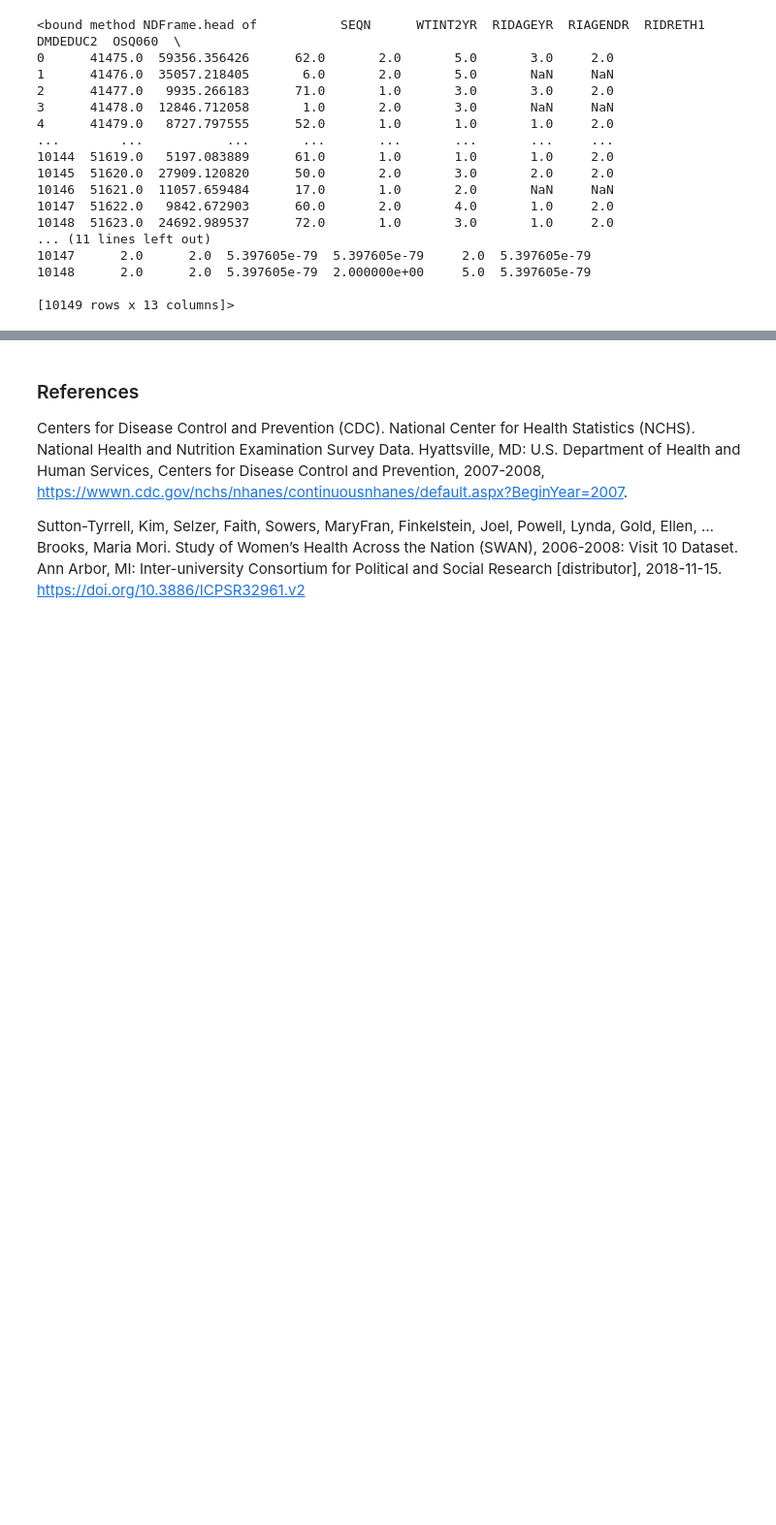
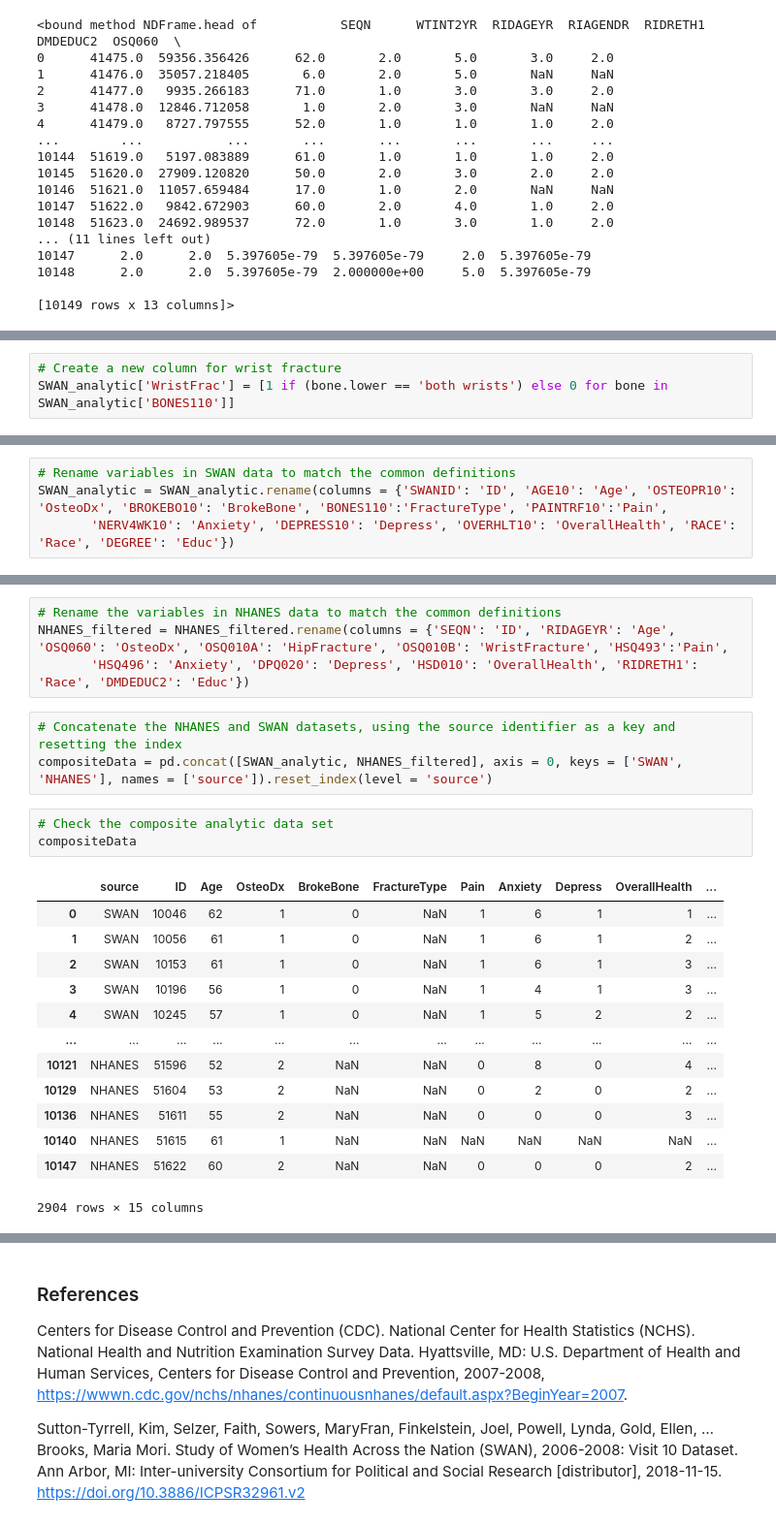
Before and after one commit to ecdmdphd/hds5210-2022, a Jupyter notebook: final/Final_DeMarco.ipynb, the cells around one changed output, grey strips where cells are left out. Shown: that part at 97% size. Cells and saved outputs as stored; diff of their text form; blank space fills up the shorter version.

```diff
--- a/final/Final_DeMarco.ipynb
+++ b/final/Final_DeMarco.ipynb
@@ -187,0 +298,3 @@ AttributeError: 'function' object has no attribute 'value_counts'
+# %%
+# Create a new column for wrist fracture
+SWAN_analytic['WristFrac'] = [1 if (bone.lower == 'both wrists') else 0 for bone in SWAN_analytic['BONES110']]
@@ -187,0 +345,4 @@ AttributeError: 'function' object has no attribute 'value_counts'
+# %%
+# Rename variables in SWAN data to match the common definitions
+SWAN_analytic = SWAN_analytic.rename(columns = {'SWANID': 'ID', 'AGE10': 'Age', 'OSTEOPR10': 'OsteoDx', 'BROKEBO10': 'BrokeBone', 'BONES110':'FractureType', 'PAINTRF10':'Pain',
+       'NERV4WK10': 'Anxiety', 'DEPRESS10': 'Depress', 'OVERHLT10': 'OverallHealth', 'RACE': 'Race', 'DEGREE': 'Educ'})
@@ -187,0 +358,24 @@ AttributeError: 'function' object has no attribute 'value_counts'
+# %%
+# Rename the variables in NHANES data to match the common definitions
+NHANES_filtered = NHANES_filtered.rename(columns = {'SEQN': 'ID', 'RIDAGEYR': 'Age', 'OSQ060': 'OsteoDx', 'OSQ010A': 'HipFracture', 'OSQ010B': 'WristFracture', 'HSQ493':'Pain',
+       'HSQ496': 'Anxiety', 'DPQ020': 'Depress', 'HSD010': 'OverallHealth', 'RIDRETH1': 'Race', 'DMDEDUC2': 'Educ'})
+# %%
+# Concatenate the NHANES and SWAN datasets, using the source identifier as a key and resetting the index
+compositeData = pd.concat([SWAN_analytic, NHANES_filtered], axis = 0, keys = ['SWAN', 'NHANES'], names = ['source']).reset_index(level = 'source')
+# %%
+# Check the composite analytic data set
+compositeData
+# %% [output]
+|  | source | ID | Age | OsteoDx | BrokeBone | FractureType | Pain | Anxiety | Depress | OverallHealth | ... |
+| 0 | SWAN | 10046 | 62 | 1 | 0 | NaN | 1 | 6 | 1 | 1 | ... |
+| 1 | SWAN | 10056 | 61 | 1 | 0 | NaN | 1 | 6 | 1 | 2 | ... |
+| 2 | SWAN | 10153 | 61 | 1 | 0 | NaN | 1 | 6 | 1 | 3 | ... |
+| 3 | SWAN | 10196 | 56 | 1 | 0 | NaN | 1 | 4 | 1 | 3 | ... |
+| 4 | SWAN | 10245 | 57 | 1 | 0 | NaN | 1 | 5 | 2 | 2 | ... |
+| ... | ... | ... | ... | ... | ... | ... | ... | ... | ... | ... | ... |
+| 10121 | NHANES | 51596 | 52 | 2 | NaN | NaN | 0 | 8 | 0 | 4 | ... |
+| 10129 | NHANES | 51604 | 53 | 2 | NaN | NaN | 0 | 2 | 0 | 2 | ... |
+| 10136 | NHANES | 51611 | 55 | 2 | NaN | NaN | 0 | 0 | 0 | 3 | ... |
+| 10140 | NHANES | 51615 | 61 | 1 | NaN | NaN | NaN | NaN | NaN | NaN | ... |
+| 10147 | NHANES | 51622 | 60 | 2 | NaN | NaN | 0 | 0 | 0 | 2 | ... |
+2904 rows × 15 columns
```
Also changed, not shown: parts of 25 cells of this notebook, 1 other file.
